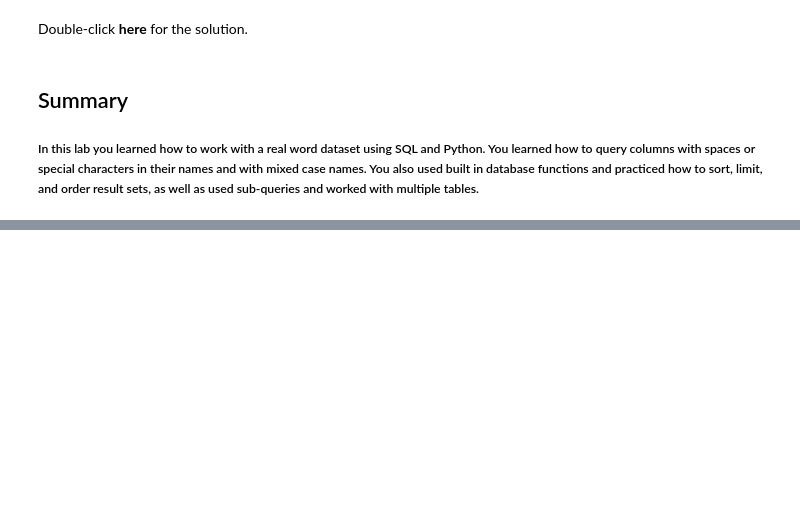
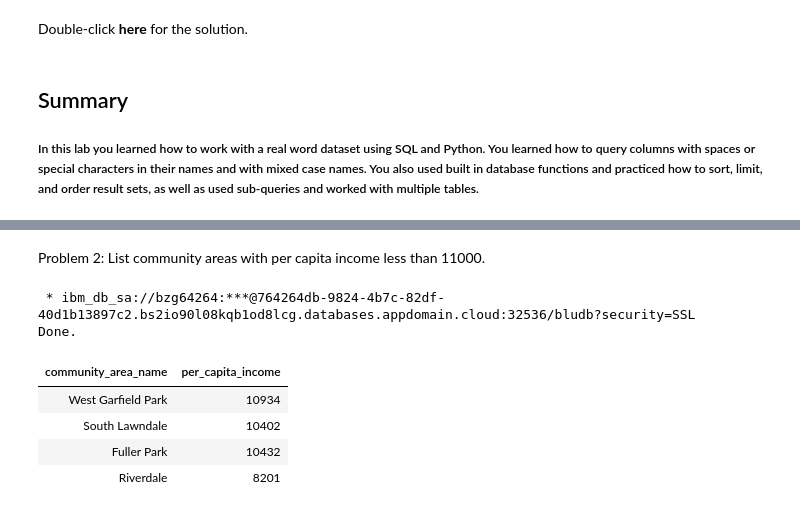
Before and after one commit to Jinkxt/IBM-Practice, a Jupyter notebook: 6- IBM Real World.ipynb, the cells around one changed output, grey strips where cells are left out. Drawn from its saved outputs; the diff is of its cells as text; code cells hidden in the pictures; blank space fills up the shorter version.

```diff
--- a/6- IBM Real World.ipynb
+++ b/6- IBM Real World.ipynb
@@ -656,0 +691,16 @@ NOTE: For this solution to work the CHICAGO_SOCIOECONOMIC_DATA table
+# %% [markdown]
+Problem 2: List community areas with per capita income less than 11000.
+# %%
+%%sql
+select community_area_name, per_capita_income
+from CENSUS_DATA
+where per_capita_income < 11000
+;
+# %% [output]
+ * ibm_db_sa://bzg64264:***@764264db-9824-4b7c-82df-40d1b13897c2.bs2io90l08kqb1od8lcg.databases.appdomain.cloud:32536/bludb?security=SSL
+Done.
+| community_area_name | per_capita_income |
+| West Garfield Park | 10934 |
+| South Lawndale | 10402 |
+| Fuller Park | 10432 |
+| Riverdale | 8201 |
```
Also changed, not shown: parts of 22 cells of this notebook.
